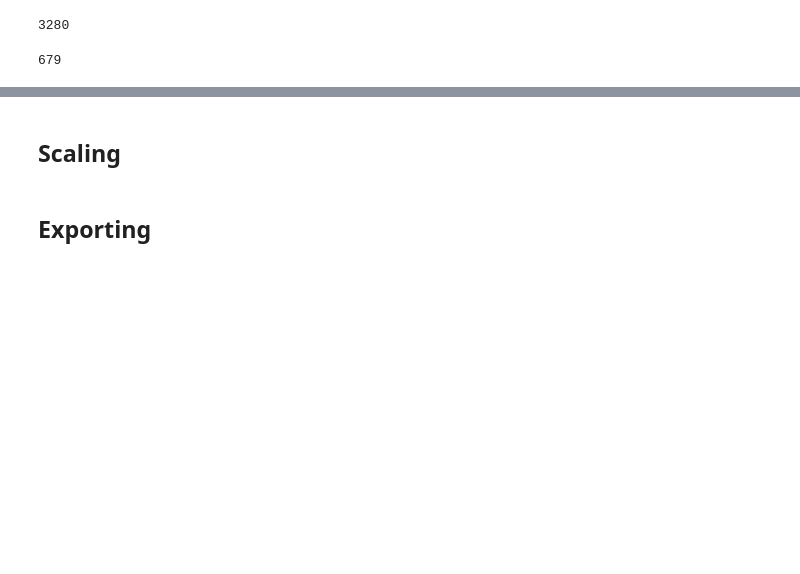
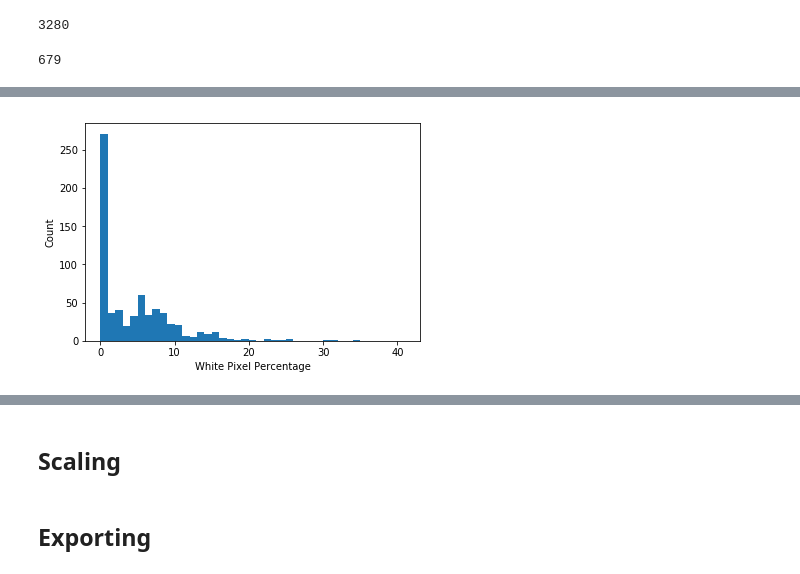
Before and after one commit to mrsohamsaha/JensenLab_Research, a Jupyter notebook: ColonyPicker/ColonyPicker.ipynb, the cells around one changed output, grey strips where cells are left out. Saved outputs shown, nothing was run; the diff lists cells and outputs as text; code cells hidden in the pictures; blank space fills up the shorter version.

```diff
--- a/ColonyPicker/ColonyPicker.ipynb
+++ b/ColonyPicker/ColonyPicker.ipynb
@@ -327,8 +329,8 @@ print(len(blobList))
 # %%
-# Ranking for best single colonies
-whiteRank = sorted(blobList, key=lambda x: x.whitePix)
-# Ranking for best separation from neighbors
-darkRank = sorted(blobList, key=lambda x: x.darkPix)
+# Ranking for worst single colonies
+whiteRank = sorted(blobList, key=lambda x: x.whitePix, reverse = True)
+# Ranking for worst separation from neighbors
+darkRank = sorted(blobList, key=lambda x: x.darkPix, reverse = True)
 # %%
 # Worst single colonies
 for i in range(10):
@@ -377,0 +380,3 @@ WhitePix: 0.1889168765743073 DarkPix: 3.4482758620689653
+# %%
+whitePixData = [blob.whitePix for blob in blobList]
+darkPixData = [blob.darkPix for blob in blobList]
@@ -377,0 +396,7 @@ WhitePix: 0.1889168765743073 DarkPix: 3.4482758620689653
+# %%
+plt.hist(whitePixData,41,[0,41])
+plt.xlabel("White Pixel Percentage")
+plt.ylabel("Count")
+plt.show()
+# %% [output]
+[figure, added]
```
Also changed, not shown: parts of 6 cells of this notebook, 3 other files.
